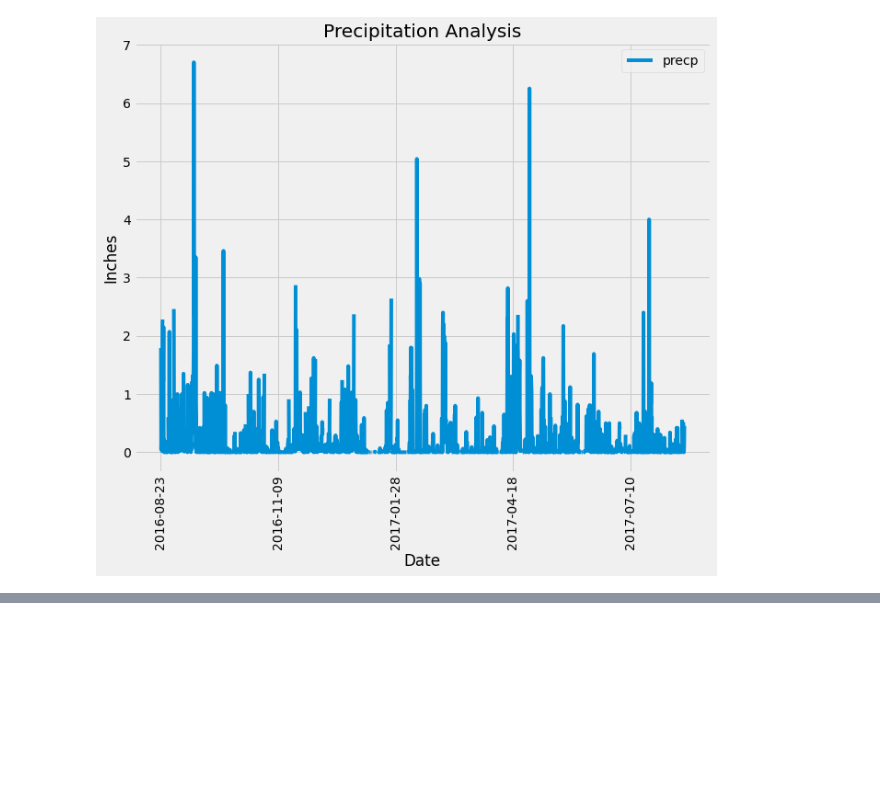
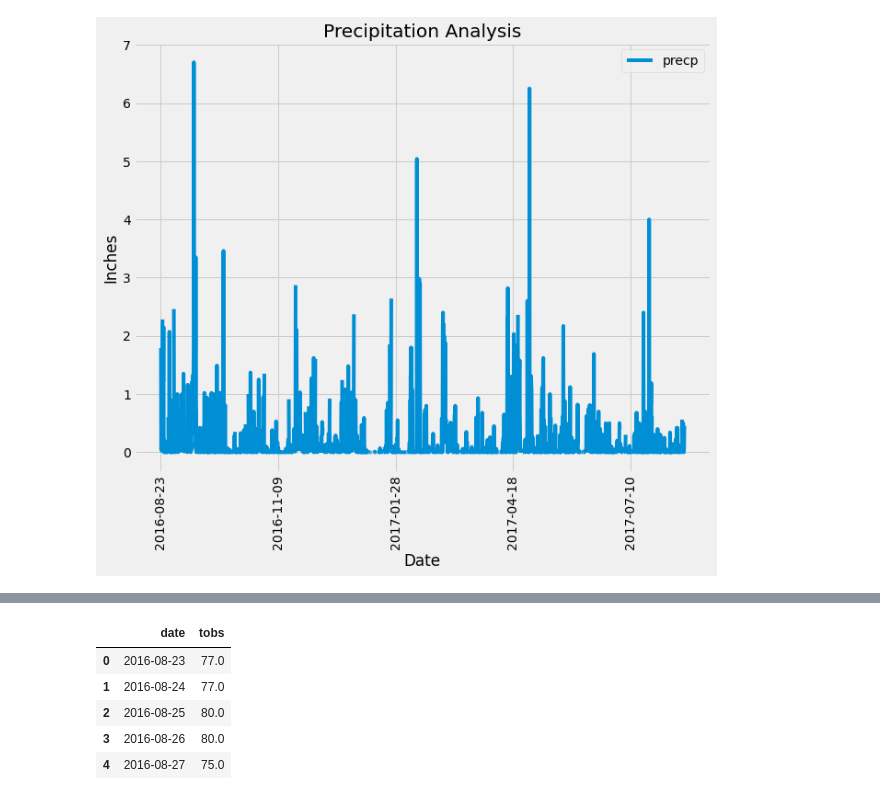
Before and after one commit to i1620/sqlalchemy-challenge, a Jupyter notebook: Climate_Analysis.ipynb, the cells around one changed output, grey strips where cells are left out. Saved outputs shown, nothing was run; the diff lists cells and outputs as text; code cells hidden in the pictures; blank space fills up the shorter version.

```diff
--- a/Climate_Analysis.ipynb
+++ b/Climate_Analysis.ipynb
@@ -161,0 +151,12 @@ daily_normals("01-01")
+# %%
+# Query the last 12 months of temperature observation data for this station
+high_station = pd.read_sql("select date,tobs from Measurement where station = 'USC00519281' \
+and date between '2016-08-23' and '2017-08-23'",conn)
+high_station.head()
+# %% [output]
+|  | date | tobs |
+| 0 | 2016-08-23 | 77.0 |
+| 1 | 2016-08-24 | 77.0 |
+| 2 | 2016-08-25 | 80.0 |
+| 3 | 2016-08-26 | 80.0 |
+| 4 | 2016-08-27 | 75.0 |
```
Also changed, not shown: parts of 16 cells of this notebook.
